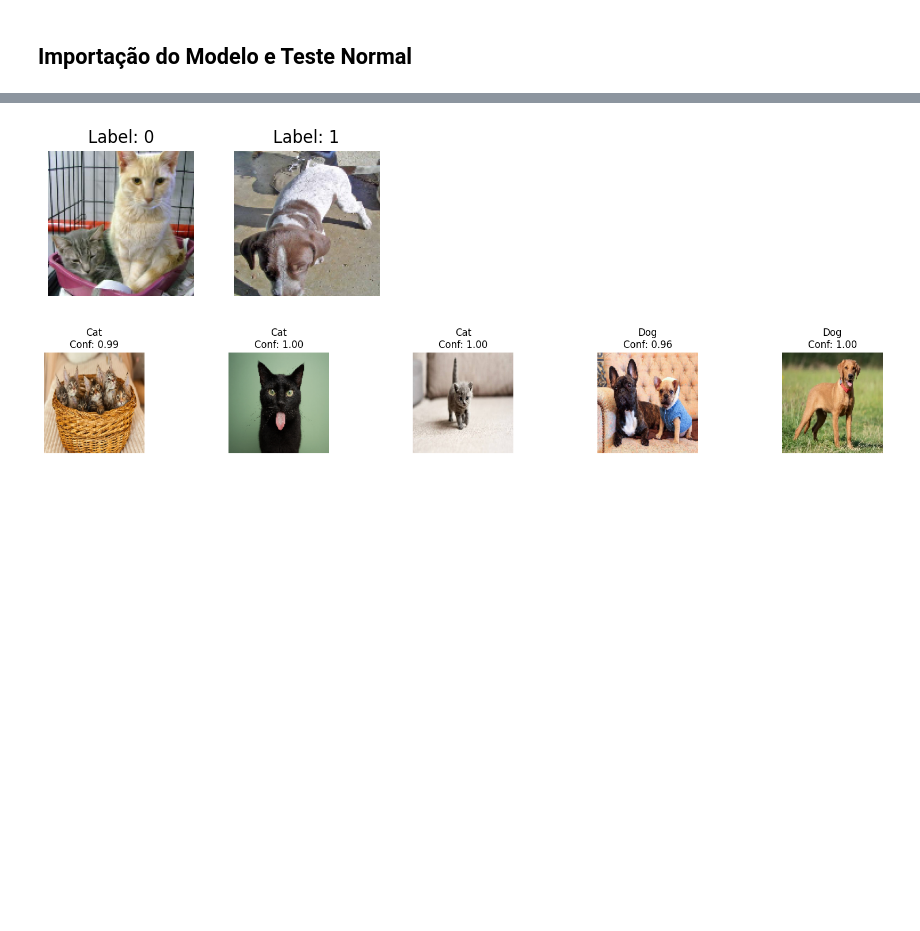
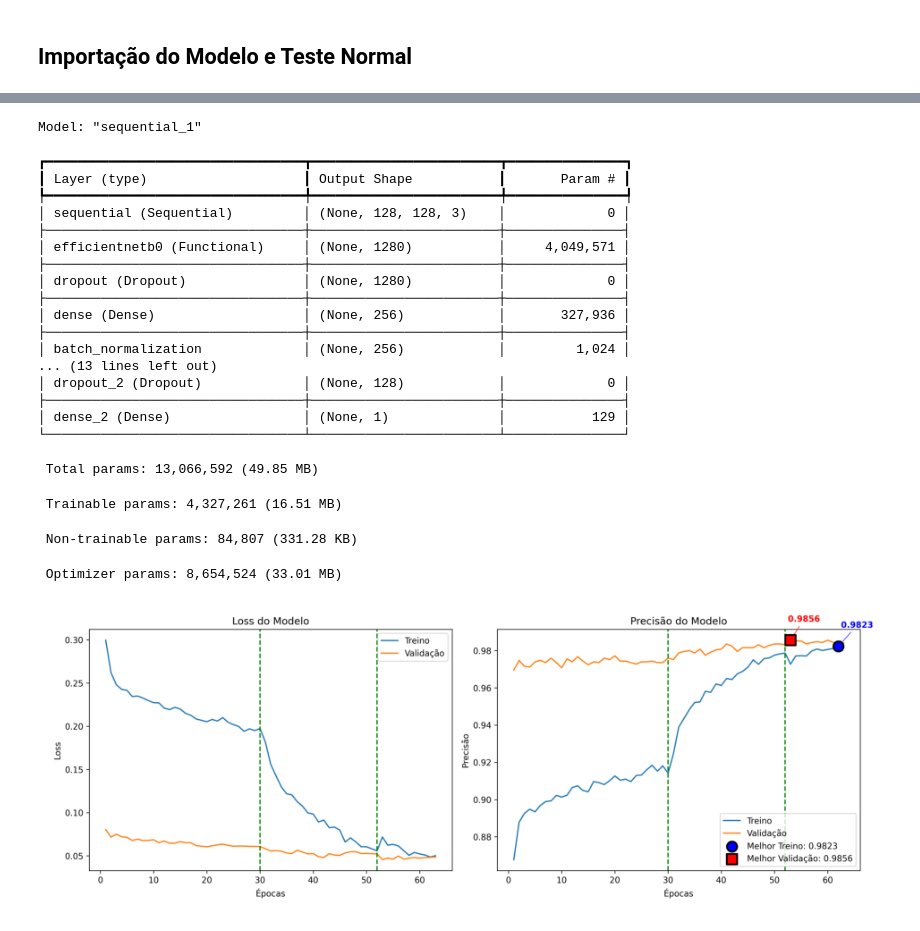
Before and after one commit to rafaelantunes04/Trabalho-Pratico-Interpretabilidade-e-Causalidade, a Jupyter notebook: Trab Pratico.ipynb, the cells around one changed output, grey strips where cells are left out. Cells and saved outputs as stored; diff of their text form; code cells hidden in the pictures; blank space fills up the shorter version.

```diff
--- a/Trab Pratico.ipynb
+++ b/Trab Pratico.ipynb
@@ -10,6 +10,7 @@ import matplotlib.pyplot as plt
 # %% [markdown]
 ## Importação do Modelo e Teste Normal
 # %%
-train_ds, val_ds, modelo = importar_modelo()
+modelo_cnn = Modelo_CNN()
+modelo_cnn.setup()
 # %% [output]
 Modelo encontrado!
@@ -27,6 +38,26 @@ Val: 5024
 # %%
-mostrar_classes(train_ds)
-testar_modelo(modelo, 5)
+modelo_cnn.display_model_info()
 # %% [output]
+Model: "sequential_1"
+┏━━━━━━━━━━━━━━━━━━━━━━━━━━━━━━━━━┳━━━━━━━━━━━━━━━━━━━━━━━━┳━━━━━━━━━━━━━━━┓
+┃ Layer (type)                    ┃ Output Shape           ┃       Param # ┃
+┡━━━━━━━━━━━━━━━━━━━━━━━━━━━━━━━━━╇━━━━━━━━━━━━━━━━━━━━━━━━╇━━━━━━━━━━━━━━━┩
+│ sequential (Sequential)         │ (None, 128, 128, 3)    │             0 │
+├─────────────────────────────────┼────────────────────────┼───────────────┤
+│ efficientnetb0 (Functional)     │ (None, 1280)           │     4,049,571 │
+├─────────────────────────────────┼────────────────────────┼───────────────┤
+│ dropout (Dropout)               │ (None, 1280)           │             0 │
+├─────────────────────────────────┼────────────────────────┼───────────────┤
+│ dense (Dense)                   │ (None, 256)            │       327,936 │
+├─────────────────────────────────┼────────────────────────┼───────────────┤
+│ batch_normalization             │ (None, 256)            │         1,024 │
+... (13 lines left out)
+│ dropout_2 (Dropout)             │ (None, 128)            │             0 │
+├─────────────────────────────────┼────────────────────────┼───────────────┤
+│ dense_2 (Dense)                 │ (None, 1)              │           129 │
+└─────────────────────────────────┴────────────────────────┴───────────────┘
+ Total params: 13,066,592 (49.85 MB)
+ Trainable params: 4,327,261 (16.51 MB)
+ Non-trainable params: 84,807 (331.28 KB)
+ Optimizer params: 8,654,524 (33.01 MB)
-[figure, old version]
+[figure, new version]
-[figure, removed]
```
Also changed, not shown: parts of 5 cells of this notebook, 16 other files.
